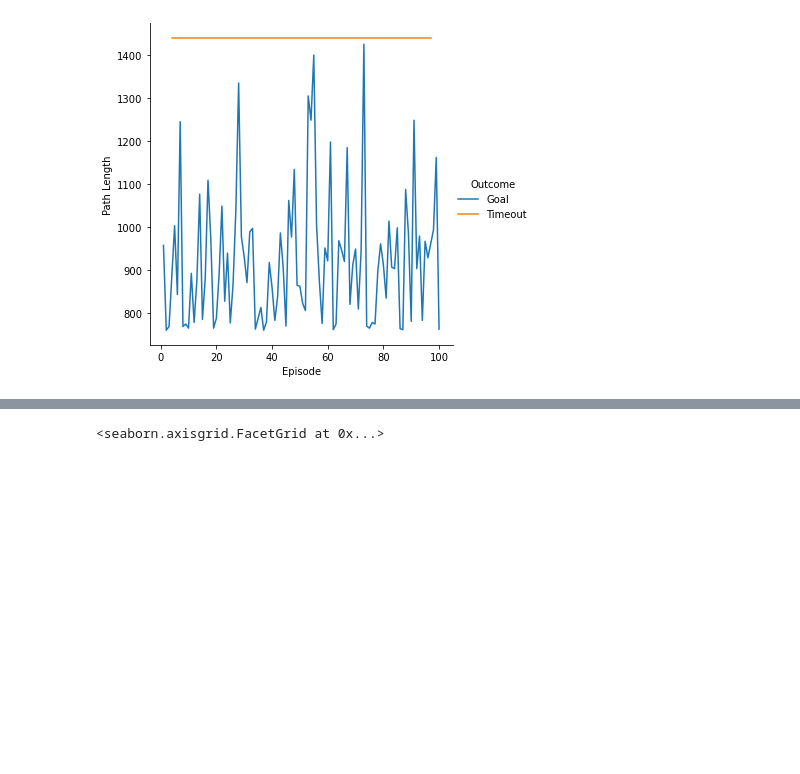
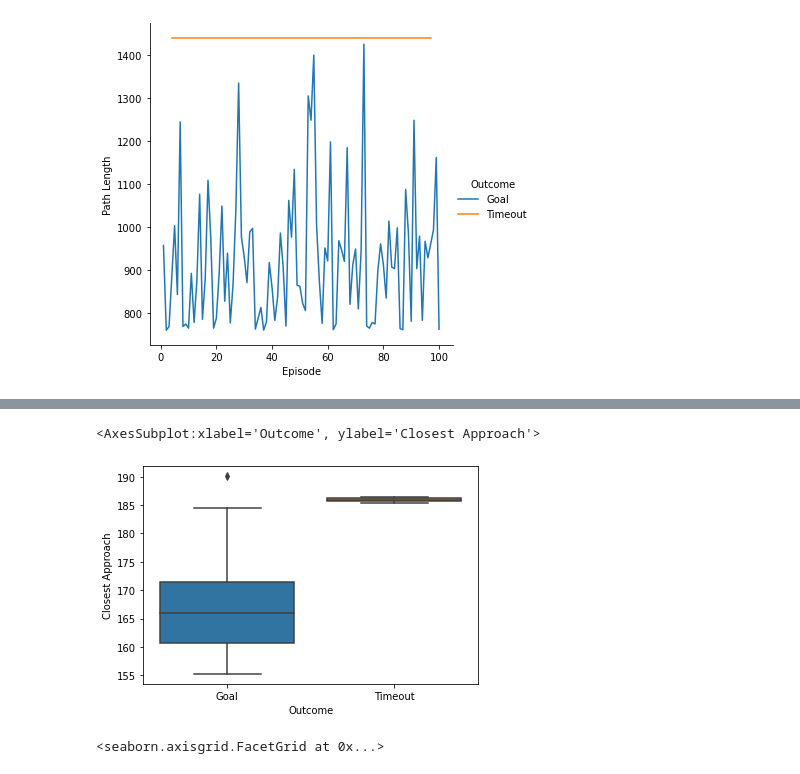
Before and after one commit to Christos-14/gym-ACAS2D, a Jupyter notebook: notebooks/simulation_ACAS2D_PPO_1048576_5_100.ipynb, the cells around one changed output, grey strips where cells are left out. Cells and saved outputs as stored; diff of their text form; code cells hidden in the pictures; blank space fills up the shorter version.

```diff
--- a/notebooks/simulation_ACAS2D_PPO_1048576_5_100.ipynb
+++ b/notebooks/simulation_ACAS2D_PPO_1048576_5_100.ipynb
@@ -91,3 +111,8 @@ sns.relplot(x="Episode", y="Closest Approach", data=simulation,
+# %%
+sns.boxplot(x="Outcome", y="Closest Approach", data=simulation)
+# %% [output]
+<AxesSubplot:xlabel='Outcome', ylabel='Closest Approach'>
+[figure, added]
 # %%
 sns.relplot(x="Episode", y="Time Steps", data=simulation,
             kind ="line",
```
Also changed, not shown: parts of 5 cells of this notebook, 12 other files.
